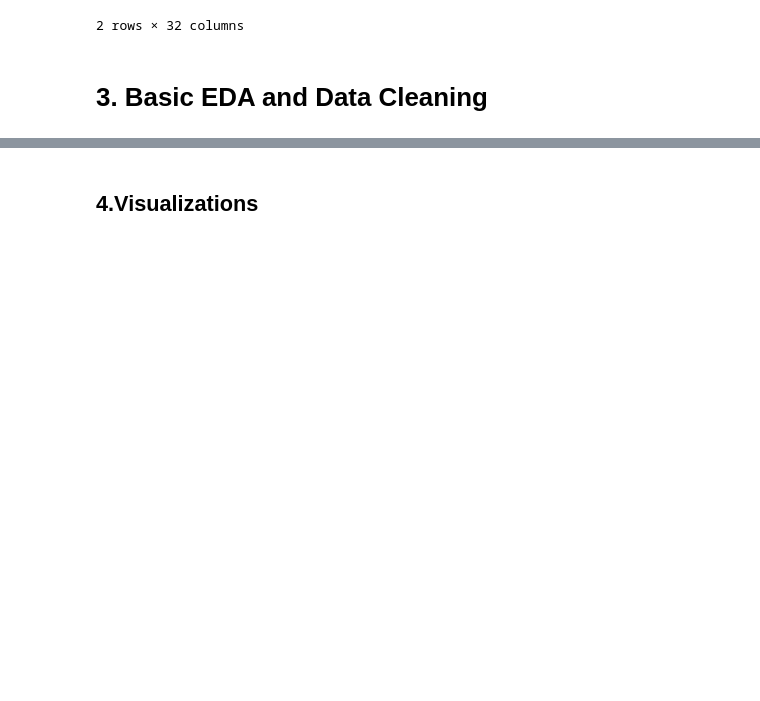
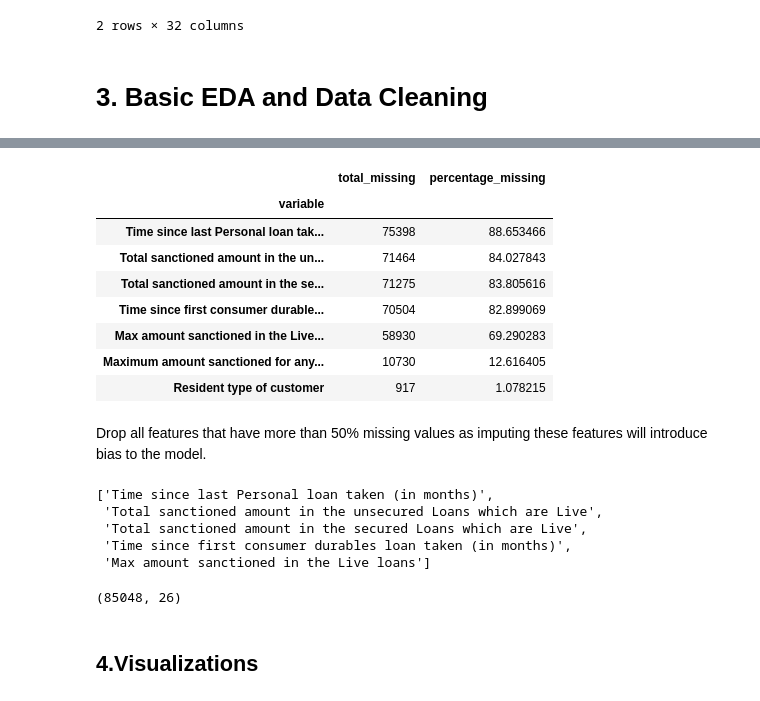
Before and after one commit to MercyMburu/credit_risk_modelling_WEEK3PROJECT, a Jupyter notebook: credit_risk.ipynb, the cells around one changed output, grey strips where cells are left out. Cells and saved outputs as stored; diff of their text form; code cells hidden in the pictures; blank space fills up the shorter version.

```diff
--- a/credit_risk.ipynb
+++ b/credit_risk.ipynb
@@ -116,3 +170,38 @@ As illustrated there are quite a number of features with missing values, we will
+# %%
+#determine the percent missingness in each column
+total_missing=Loan_renamed.isnull().sum().sort_values(ascending=False)
+percent=Loan_renamed.isnull().sum().sort_values(ascending=False)/Loan_renamed.isnull().count().sort_values(ascending=False)
+missing_df=pd.concat([total_missing,percent],axis=1,keys=['total_missing','percentage_missing'],sort=False)
+missing_df.index.name='variable'# set the index name to variable
+missing_df=missing_df[total_missing>0] # only retain those with missing values
+missing_df['percentage_missing']=missing_df['percentage_missing'].map(lambda x:x*100) # convert to percentage
+missing_df
+# %% [output]
+|  | total_missing | percentage_missing |
+| variable |  |  |
+| Time since last Personal loan tak... | 75398 | 88.653466 |
+| Total sanctioned amount in the un... | 71464 | 84.027843 |
+| Total sanctioned amount in the se... | 71275 | 83.805616 |
+| Time since first consumer durable... | 70504 | 82.899069 |
+| Max amount sanctioned in the Live... | 58930 | 69.290283 |
+| Maximum amount sanctioned for any... | 10730 | 12.616405 |
+| Resident type of customer | 917 | 1.078215 |
+# %% [markdown]
+Drop all features that have more than 50% missing values as imputing these features will introduce bias to the model.
+# %%
+drop_cols=missing_df.index[missing_df['percentage_missing']>50].tolist()
+drop_cols
+# %% [output]
+['Time since last Personal loan taken (in months)',
+ 'Total sanctioned amount in the unsecured Loans which are Live',
+ 'Total sanctioned amount in the secured Loans which are Live',
+ 'Time since first consumer durables loan taken (in months)',
+ 'Max amount sanctioned in the Live loans']
+# %%
+Loan_renamed.drop(columns=drop_cols,inplace=True)
+Loan_renamed.shape
+# %% [output]
+(85048, 26)
 # %% [markdown]
 ## 4.Visualizations
 # %%
```
Also changed, not shown: parts of 13 cells of this notebook.
